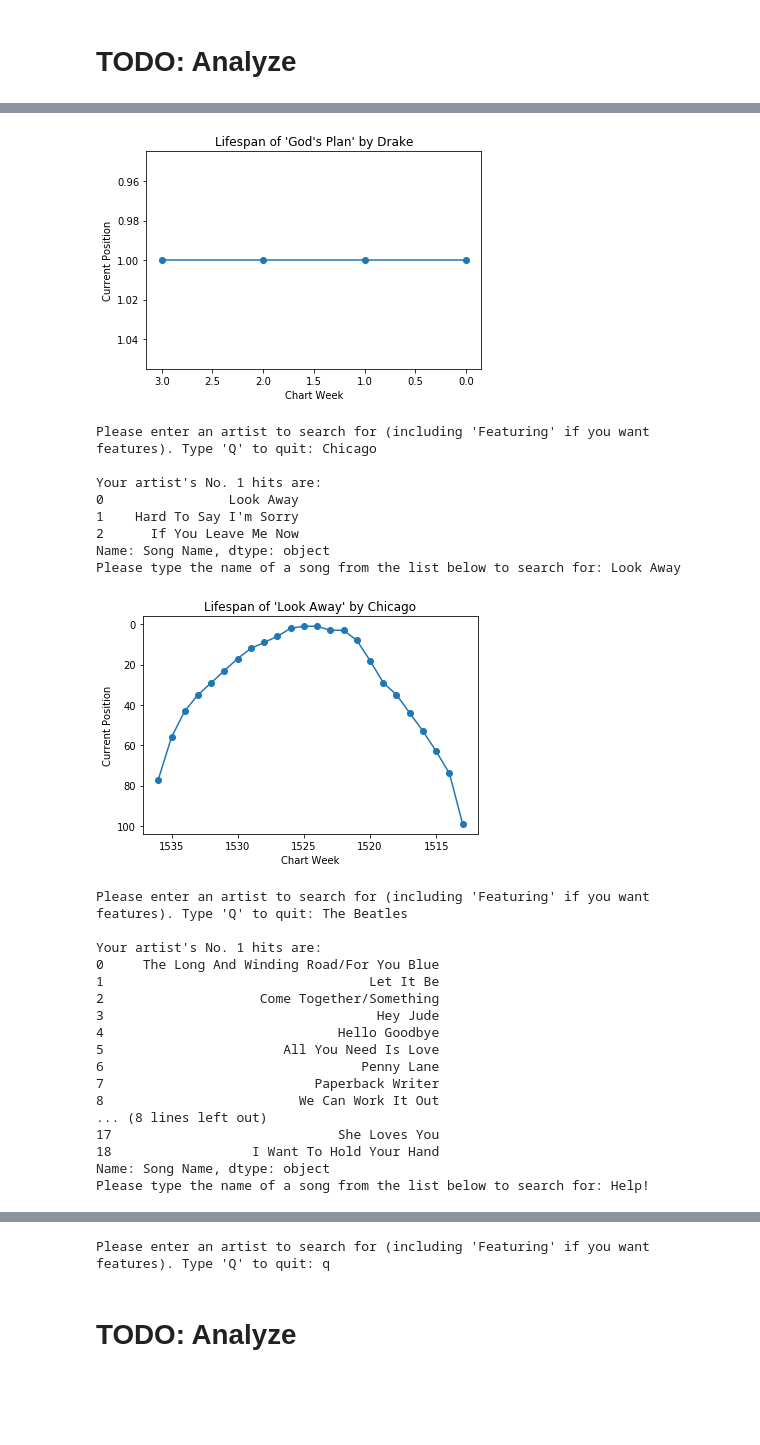
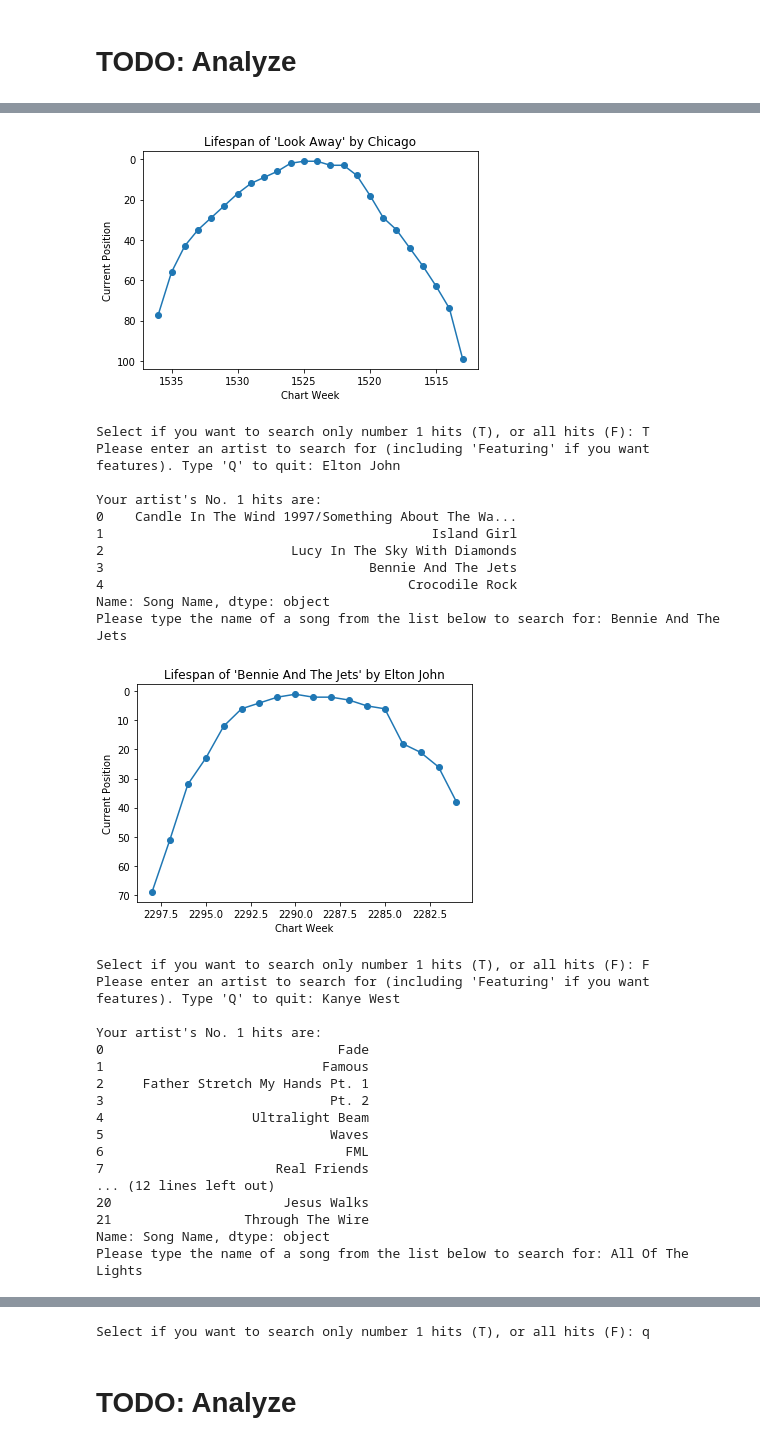
Before and after one commit to alexabawi/Music-and-Data, a Jupyter notebook: FinalProject.ipynb, the cells around one changed output, grey strips where cells are left out. Drawn from its saved outputs; the diff is of its cells as text; code cells hidden in the pictures; blank space fills up the shorter version.

Commit message:
Added non number 1 option to interactive portion

```diff
--- a/FinalProject.ipynb
+++ b/FinalProject.ipynb
@@ -292,9 +292,13 @@ Params: artist: The artist name to search for
 Return: A DataFrame of number 1 hits for an artist, cleaned up. If artist
 has no number 1 hits, an empty DataFrame is returned
 """
-def find_no_1s(artist):
+def find_no_1s(artist, option):
 
-    number1s = sep_df.loc[(sep_df['Peak Position'] == 1) & (sep_df['Artist'] == artist)]
+    # Determine if user wants to grab from just the number 1 songs or all of the songs
+    if option == True:
+        number1s = sep_df.loc[(sep_df['Peak Position'] == 1) & (sep_df['Artist'] == artist)]
+    else:
+        number1s = sep_df.loc[sep_df['Artist'] == artist]
 
 
     number1s.drop_duplicates(['Song Name'], keep='last', inplace=True)
@@ -332,7 +336,21 @@ def display_results(songname, artist):
 
 try:
 
+
     while True:
+
+        option = False
+         # Let user decide if they want to search just number 1 options, or all options
+        usr_input = input("Select if you want to search only number 1 hits (T), or all hits (F): ")
+
+        if usr_input.upper() == 'T':
+
+            option = True
+        elif usr_input.upper() == 'F':
+            option = False
+        else:
+            raise KeyboardInterrupt
+
 
         # Output the prompt and grab the user's input
         std.write("Please enter an artist to search for (including 'Featuring' if you want features). ")
@@ -345,7 +363,7 @@ try:
             raise KeyboardInterrupt
 
         # Call function to get the dataframe
-        result = find_no_1s(to_search)
+        result = find_no_1s(to_search, option)
 
         # Make sure the dataframe has entries
         if(len(result) == 0):
@@ -398,27 +419,30 @@ Please type the name of a song from the list below to search for: God's Plan
-[figure, old version]
+[figure, new version]
-Please enter an artist to search for (including 'Featuring' if you want features). Type 'Q' to quit: Chicago
+Select if you want to search only number 1 hits (T), or all hits (F): T
+Please enter an artist to search for (including 'Featuring' if you want features). Type 'Q' to quit: Elton John
 
 Your artist's No. 1 hits are:
-0                Look Away
-1    Hard To Say I'm Sorry
-2      If You Leave Me Now
+0    Candle In The Wind 1997/Something About The Wa...
+1                                          Island Girl
+2                        Lucy In The Sky With Diamonds
+3                                  Bennie And The Jets
+4                                       Crocodile Rock
 Name: Song Name, dtype: object
-Please type the name of a song from the list below to search for: Look Away
+Please type the name of a song from the list below to search for: Bennie And The Jets
-[figure, old version]
+[figure, new version]
-Please enter an artist to search for (including 'Featuring' if you want features). Type 'Q' to quit: The Beatles
+Select if you want to search only number 1 hits (T), or all hits (F): F
+Please enter an artist to search for (including 'Featuring' if you want features). Type 'Q' to quit: Kanye West
 
 Your artist's No. 1 hits are:
-0     The Long And Winding Road/For You Blue
-1                                  Let It Be
-2                    Come Together/Something
-3                                   Hey Jude
-4                              Hello Goodbye
-5                       All You Need Is Love
-6                                 Penny Lane
-7                           Paperback Writer
-8                         We Can Work It Out
-... (8 lines left out)
-17                             She Loves You
-18                  I Want To Hold Your Hand
+0                              Fade
+1                            Famous
+2     Father Stretch My Hands Pt. 1
+3                             Pt. 2
+4                   Ultralight Beam
+5                             Waves
+6                               FML
+7                      Real Friends
+... (12 lines left out)
+20                      Jesus Walks
+21                 Through The Wire
 Name: Song Name, dtype: object
-Please type the name of a song from the list below to search for: Help!
+Please type the name of a song from the list below to search for: All Of The Lights
@@ -426,3 +450,3 @@ Please type the name of a song from the list below to search for: Help!
-Please enter an artist to search for (including 'Featuring' if you want features). Type 'Q' to quit: q
+Select if you want to search only number 1 hits (T), or all hits (F): q
 # %% [markdown]
 # TODO: Analyze
```
Also changed, not shown: parts of 1 cell of this notebook.
